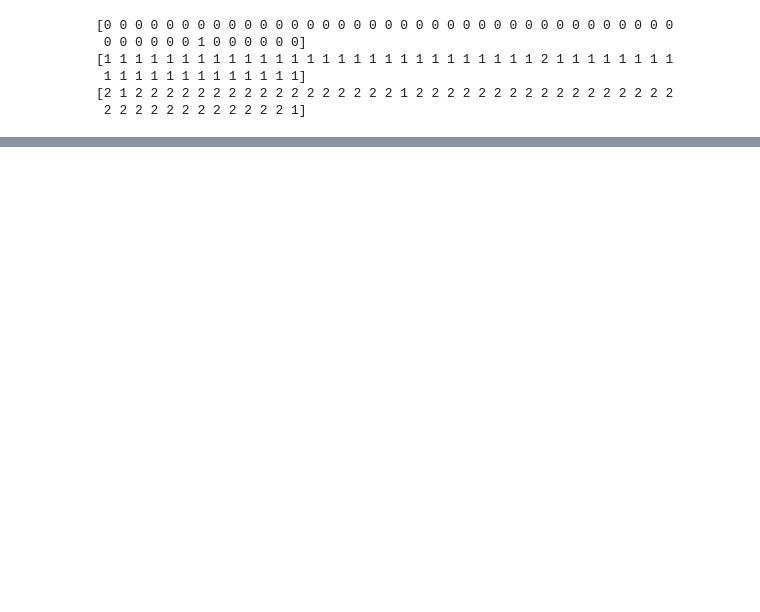
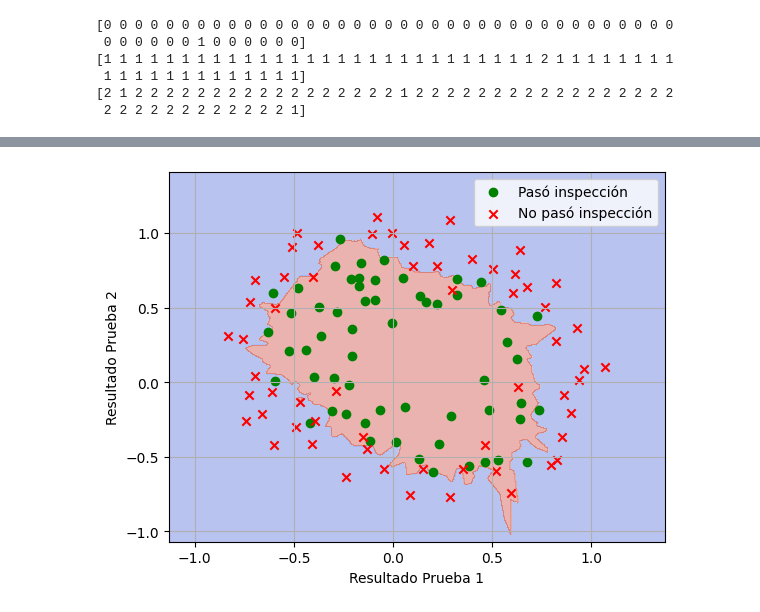
Before and after one commit to joaquinmacia/taller_procesamiento_senales, a Jupyter notebook: guia_2/guia_2.ipynb, the cells around one changed output, grey strips where cells are left out. Cells and saved outputs as stored; diff of their text form; code cells hidden in the pictures; blank space fills up the shorter version.

```diff
--- a/guia_2/guia_2.ipynb
+++ b/guia_2/guia_2.ipynb
@@ -836,0 +955,68 @@ Text(0.5, 1.0, 'Formantes y fronteras de decisión con muestras sintéticas')
+# %%
+# b)
+
+k = 7
+
+def mi_knn(X_train, y_train, X_test, k):
+    """
+    Implementación simplificada de KNN.
+
+    Parámetros:
+    X_train: array de entrenamiento (muestras, features).
+    y_train: etiquetas de entrenamiento.
+    X_test: array de test (muestras, features) para las que se desea predecir la clase.
+    k: número de vecinos más cercanos.
+
+    Retorno:
+    Predicciones para las muestras de test.
+    """
+    # Inicializar un array para almacenar las predicciones
+    predicciones = np.zeros(X_test.shape[0])
+
+    # Iterar sobre cada muestra de test
+    for i, test_point in enumerate(X_test):
+        # Calcular la distancia euclidiana desde el punto de test hasta todos los puntos de entrenamiento
+        distancias = np.linalg.norm(X_train - test_point, axis=1)
+
+        # Obtener los índices de las k distancias más pequeñas
+        k_indices = np.argsort(distancias)[:k]
+
+        # Obtener las etiquetas correspondientes a los k vecinos más cercanos
+        k_labels = y_train[k_indices]
+
+        # Predecir la clase como la moda (la clase más común) de los k vecinos
+        moda = mode(k_labels)  # Obtener el resultado de la moda
+
+        # Verificar si 'moda.mode' es escalar o tiene múltiples valores
+        predicciones[i] = moda.mode[0] if isinstance(moda.mode, np.ndarray) else moda.mode
+
+    return predicciones
+
+#X_test = np.array([[-0.25, 1]])
+#predicciones = mi_knn(resultado_pruebas, resultado_inspeccion, X_test, k=1)
+#print(predicciones)
+
+# Creamos malla para la frontera
+x_min, x_max = resultado_pruebas[:, 0].min() - 0.3, resultado_pruebas[:, 0].max() + 0.3
+y_min, y_max = resultado_pruebas[:, 1].min() - 0.3, resultado_pruebas[:, 1].max() + 0.3
+xx, yy = np.meshgrid(np.linspace(x_min, x_max, 500), np.linspace(y_min, y_max, 500))
+X_test_mesh = np.c_[xx.ravel(), yy.ravel()]
+
+# Evaluamos los puntos de la malla usando la implementacion del algoritmo
+Z = mi_knn(resultado_pruebas, resultado_inspeccion, X_test_mesh, k)
+Z = Z.reshape(xx.shape)
+
+# Graficar la frontera de decisión
+plt.contourf(xx, yy, Z, alpha=0.4, cmap='coolwarm')
+
+# Grafico el resultado de las pruebas
+plt.scatter(resultado_pruebas[resultado_inspeccion == 1][:, 0], resultado_pruebas[resultado_inspeccion == 1][:, 1], color='green', marker='o', label='Pasó inspección')
+plt.scatter(resultado_pruebas[resultado_inspeccion == 0][:, 0], resultado_pruebas[resultado_inspeccion == 0][:, 1], color='red', marker='x',label='No pasó inspección')
+plt.xlabel('Resultado Prueba 1')
+plt.ylabel('Resultado Prueba 2')
+plt.legend()
+plt.grid()
+
+#del x_min, x_max, y_min, y_max, xx, yy, X_test_mesh, Z, k
+# %% [output]
+[figure, added]
```
Also changed, not shown: parts of 13 cells of this notebook, 1 other file.
